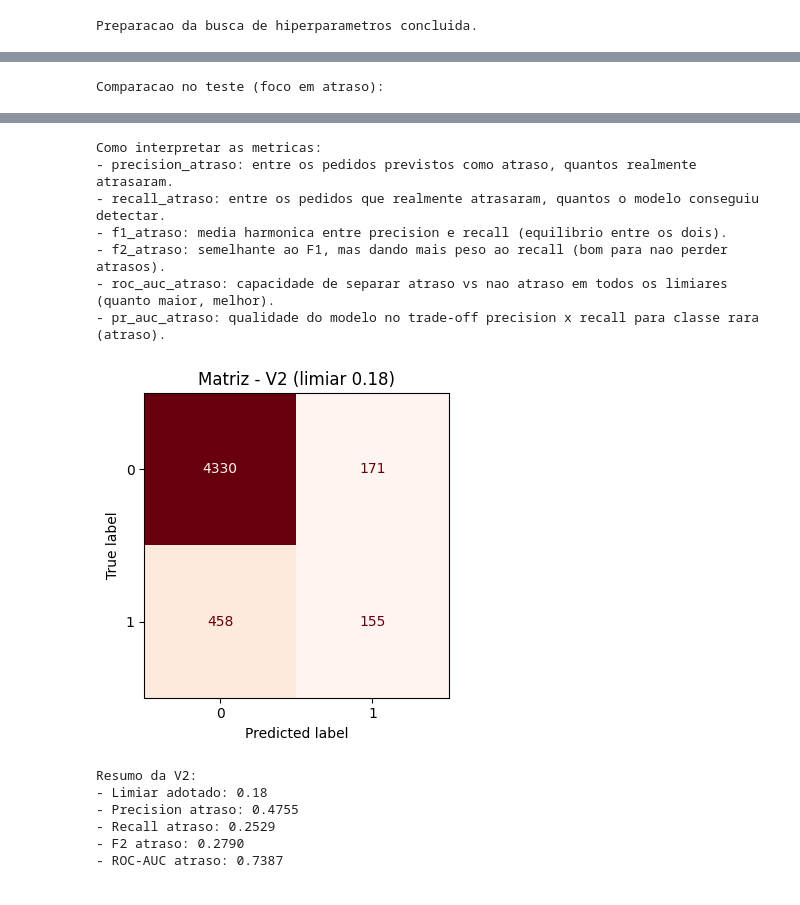
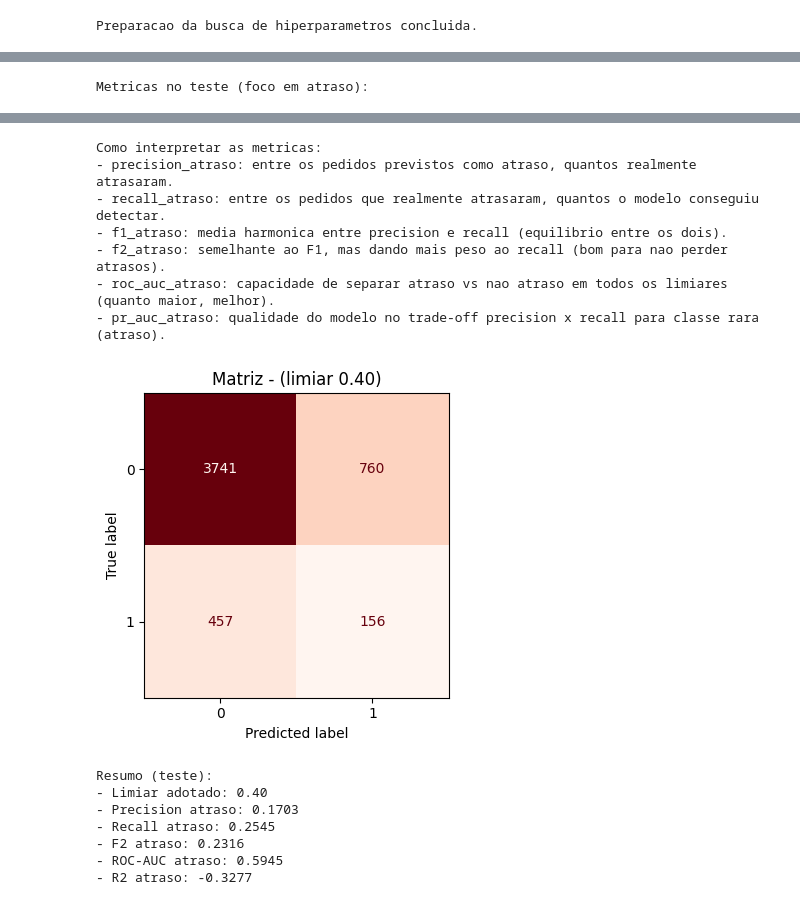
Before and after one commit to Last-Mile-Optimization/backend, a Jupyter notebook: modelo/split-temporal/XGBoost_temporal_split.ipynb, the cells around one changed output, grey strips where cells are left out. Saved outputs shown, nothing was run; the diff lists cells and outputs as text; code cells hidden in the pictures.

```diff
--- a/modelo/split-temporal/XGBoost_temporal_split.ipynb
+++ b/modelo/split-temporal/XGBoost_temporal_split.ipynb
@@ -253,5 +393,5 @@ Melhor limiar (CV): 0.18
 # %%
-# Celula 5: treino final com os melhores parametros + comparacao de resultados no teste.
+# Celula 5: treino final do modelo com os melhores hiperparametros + avaliacao no teste.
 sample_weight_v2 = np.where(y_train.values == 0, w0, 1.0)
 
 model_v2 = XGBClassifier(
@@ -260,7 +400,7 @@ model_v2 = XGBClassifier(
     random_state=4242,
     n_jobs=-1,
     **best_params_v2,
- )
+)
 model_v2.fit(X_train, y_train, sample_weight=sample_weight_v2)
 
 # Converte saida do modelo para probabilidade de atraso (classe 0).
@@ -273,34 +413,16 @@ y_proba_atraso_v2_test = 1.0 - y_proba_class1_v2_test
 threshold_class1_v2 = 1.0 - best_threshold_v2
 y_pred_class1_v2_train = (y_proba_class1_v2_train >= threshold_class1_v2).astype(int)
 y_pred_class1_v2_test = (y_proba_class1_v2_test >= threshold_class1_v2).astype(int)
-y_pred_atraso_v2 = (y_proba_atraso_v2_test >= best_threshold_v2).astype(int)
+y_pred_atraso_v2_train = (y_proba_atraso_v2_train >= best_threshold_v2).astype(int)
+y_pred_atraso_v2_test = (y_proba_atraso_v2_test >= best_threshold_v2).astype(int)
 
-res_v2 = metricas_atraso(y_test, y_pred_atraso_v2, y_proba_atraso_v2_test)
+res_v2_train = metricas_atraso(y_train, y_pred_atraso_v2_train, y_proba_atraso_v2_train)
+res_v2_test = metricas_atraso(y_test, y_pred_atraso_v2_test, y_proba_atraso_v2_test)
 metricas_treino_v2 = metricas_gerais(y_train, y_pred_class1_v2_train, y_proba_class1_v2_train)
 metricas_teste_v2 = metricas_gerais(y_test, y_pred_class1_v2_test, y_proba_class1_v2_test)
 
-# Recalcula a versao V2 base para comparacao justa no mesmo split de teste.
-model_v1 = XGBClassifier(
-    n_estimators=700,
-    max_depth=6,
-    learning_rate=0.04,
-    subsample=0.85,
-    colsample_bytree=0.85,
-    reg_alpha=0.0,
-    reg_lambda=1.0,
-    objective="binary:logistic",
-    eval_metric="logloss",
-    random_state=42,
-    n_jobs=-1,
- )
-model_v1.fit(X_train, y_train, sample_weight=np.where(y_train.values == 0, w0, 1.0))
-y_proba_atraso_v1 = 1.0 - model_v1.predict_proba(X_test)[:, 1]
-y_pred_atraso_v1 = (y_proba_atraso_v1 >= 0.50).astype(int)
-res_v1 = metricas_atraso(y_test, y_pred_atraso_v1, y_proba_atraso_v1)
-
-df_comp_v2 = pd.DataFrame([res_v1, res_v2], index=["V2 atual", "V2"])
-print("Comparacao no teste (foco em atraso):")
-display(df_comp_v2.round(4))
+print("Metricas no teste (foco em atraso):")
+display(pd.DataFrame(pd.Series(res_v2_test, name="Teste")).round(4))
 
 # Explicacao breve das metricas para leitura dos resultados.
 print("\nComo interpretar as metricas:")
@@ -311,21 +433,22 @@ print("- f2_atraso: semelhante ao F1, mas dando mais peso ao recall (bom para na
 print("- roc_auc_atraso: capacidade de separar atraso vs nao atraso em todos os limiares (quanto maior, melhor).")
 print("- pr_auc_atraso: qualidade do modelo no trade-off precision x recall para classe rara (atraso).")
 
-# Exibe matriz de confusao para visualizar erros da V2.
+# Exibe matriz de confusao para visualizar erros da V2 no teste.
 y_true_atraso_test = (y_test == 0).astype(int)
 fig, ax = plt.subplots(figsize=(5, 4))
 ConfusionMatrixDisplay.from_predictions(
-    y_true_atraso_test, y_pred_atraso_v2, cmap="Reds", ax=ax, colorbar=False
- )
-ax.set_title(f"Matriz - V2 (limiar {best_threshold_v2:.2f})")
+    y_true_atraso_test, y_pred_atraso_v2_test, cmap="Reds", ax=ax, colorbar=False
+)
+ax.set_title(f"Matriz - (limiar {best_threshold_v2:.2f})")
 plt.tight_layout()
 plt.show()
 
-print("Resumo da V2:")
+print("Resumo (teste):")
 print(f"- Limiar adotado: {best_threshold_v2:.2f}")
-print(f"- Precision atraso: {res_v2['precision_atraso']:.4f}")
-print(f"- Recall atraso: {res_v2['recall_atraso']:.4f}")
-print(f"- F2 atraso: {res_v2['f2_atraso']:.4f}")
-print(f"- ROC-AUC atraso: {res_v2['roc_auc_atraso']:.4f}")
+print(f"- Precision atraso: {res_v2_test['precision_atraso']:.4f}")
+print(f"- Recall atraso: {res_v2_test['recall_atraso']:.4f}")
+print(f"- F2 atraso: {res_v2_test['f2_atraso']:.4f}")
+print(f"- ROC-AUC atraso: {res_v2_test['roc_auc_atraso']:.4f}")
+print(f"- R2 atraso: {res_v2_test['r2_atraso']:.4f}")
 # %% [output]
-Comparacao no teste (foco em atraso):
+Metricas no teste (foco em atraso):
@@ -335,15 +468,16 @@ Comparacao no teste (foco em atraso):
 Como interpretar as metricas:
 - precision_atraso: entre os pedidos previstos como atraso, quantos realmente atrasaram.
 - recall_atraso: entre os pedidos que realmente atrasaram, quantos o modelo conseguiu detectar.
 - f1_atraso: media harmonica entre precision e recall (equilibrio entre os dois).
 - f2_atraso: semelhante ao F1, mas dando mais peso ao recall (bom para nao perder atrasos).
 - roc_auc_atraso: capacidade de separar atraso vs nao atraso em todos os limiares (quanto maior, melhor).
 - pr_auc_atraso: qualidade do modelo no trade-off precision x recall para classe rara (atraso).
-[figure, old version]
+[figure, new version]
-Resumo da V2:
-- Limiar adotado: 0.18
-- Precision atraso: 0.4755
-- Recall atraso: 0.2529
-- F2 atraso: 0.2790
-- ROC-AUC atraso: 0.7387
+Resumo (teste):
+- Limiar adotado: 0.40
+- Precision atraso: 0.1703
+- Recall atraso: 0.2545
+- F2 atraso: 0.2316
+- ROC-AUC atraso: 0.5945
+- R2 atraso: -0.3277
 # %%
```
Also changed, not shown: parts of 6 cells of this notebook, 2 other files.
